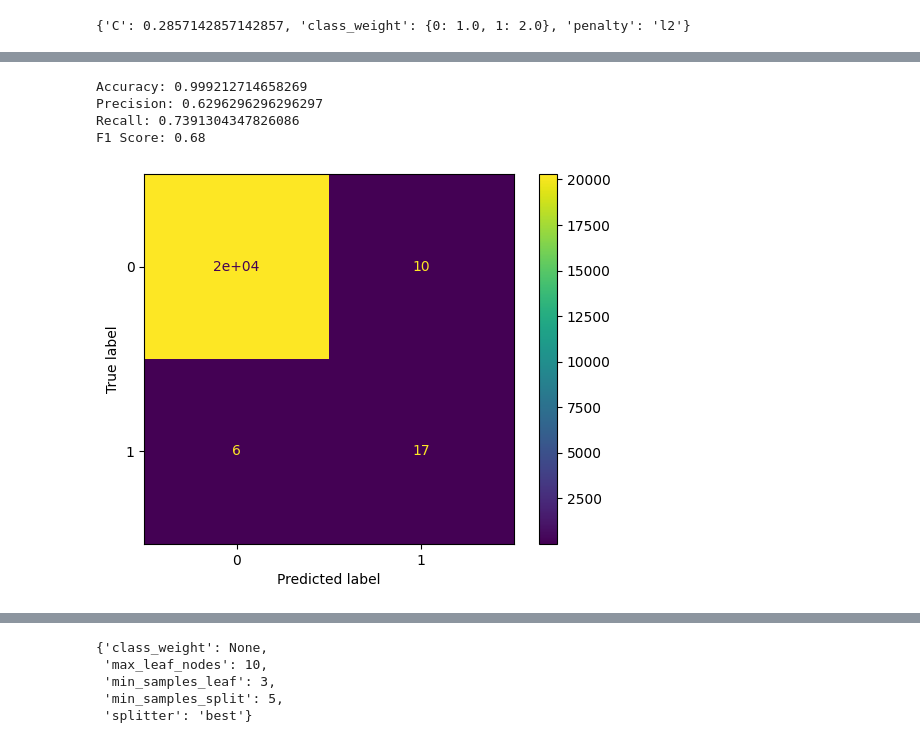
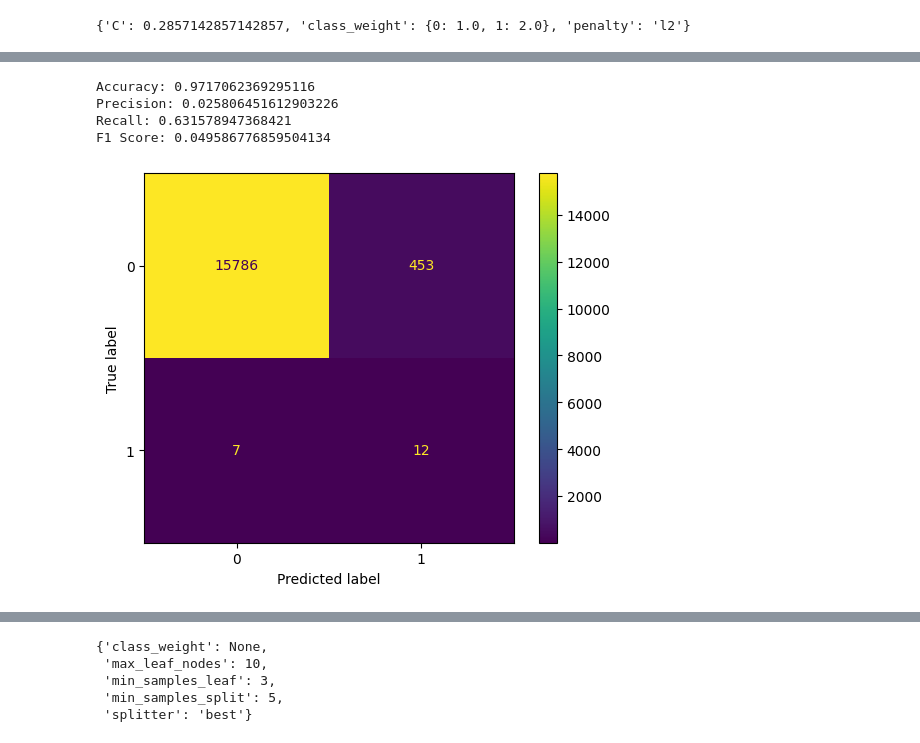
Before and after one commit to noahfrank0001/BankFraudDetection, a Jupyter notebook: analysis.ipynb, the cells around one changed output, grey strips where cells are left out. Drawn from its saved outputs; the diff is of its cells as text; code cells hidden in the pictures.

```diff
--- a/analysis.ipynb
+++ b/analysis.ipynb
@@ -169,6 +170,7 @@ def transform_data(data):
     return pd.concat([step_df, type_df, num_df], axis=1)
 # %%
 X_train = transform_data(X_train)
+X_val = transform_data(X_val)
 X_test = transform_data(X_test)
 # %%
 X_test
@@ -248,9 +243,9 @@ lr_grid.best_params_
 # %%
-from sklearn.neighbors import KNeighborsClassifier
+from sklearn.tree import DecisionTreeClassifier
 
-knc = KNeighborsClassifier()
-knc.fit(X_train, y_train)
-y_pred = knc.predict(X_test)
+dtc = DecisionTreeClassifier()
+dtc.fit(X_train, y_train)
+y_pred = dtc.predict(X_val)
 
-plot_metrics(knc, y_pred)
+plot_metrics(dtc, y_pred)
 # %% [output]
@@ -262,11 +256,0 @@ F1 Score: 0.2702702702702703
-# %%
-params = {
-    "n_neighbors": [2, 4, 6, 8, 10]
-}
-
-scorer = make_scorer(recall_score, pos_label=1)
-knc_grid = GridSearchCV(estimator=KNeighborsClassifier(), param_grid=params, scoring=scorer)
-knc_grid.fit(X_train, y_train)
-y_pred = knc_grid.predict(X_test)
-
-plot_metrics(knc, y_pred)
@@ -281,8 +256,0 @@ F1 Score: 0.35555555555555557
-# %%
-from sklearn.svm import LinearSVC
-
-lsvc = LinearSVC()
-lsvc.fit(X_train, y_train)
-y_pred = lsvc.predict(X_test)
-
-plot_metrics(lsvc, y_pred)
@@ -295,14 +299,19 @@ F1 Score: 0.027989821882951654
 # %%
 from sklearn.tree import DecisionTreeClassifier
+dtc_opt = DecisionTreeClassifier(class_weight=None,
+                                 splitter="best",
+                                 min_samples_split=10,
+                                 min_samples_leaf=5,
+                                 min_impurity_decrease=0.0,
+                                 max_leaf_nodes=10,
+                                 max_depth=10)
+dtc_opt.fit(X_train, y_train)
+y_pred = dtc_opt.predict(X_val)
 
-dtc = DecisionTreeClassifier()
-dtc.fit(X_train, y_train)
-y_pred = dtc.predict(X_test)
-
-plot_metrics(dtc, y_pred)
+plot_metrics(dtc_opt, y_pred)
 # %% [output]
-Accuracy: 0.999212714658269
-Precision: 0.6296296296296297
-Recall: 0.7391304347826086
-F1 Score: 0.68
+Accuracy: 0.9717062369295116
+Precision: 0.025806451612903226
+Recall: 0.631578947368421
+F1 Score: 0.049586776859504134
-[figure, old version]
+[figure, new version]
```
Also changed, not shown: parts of 34 cells of this notebook.
